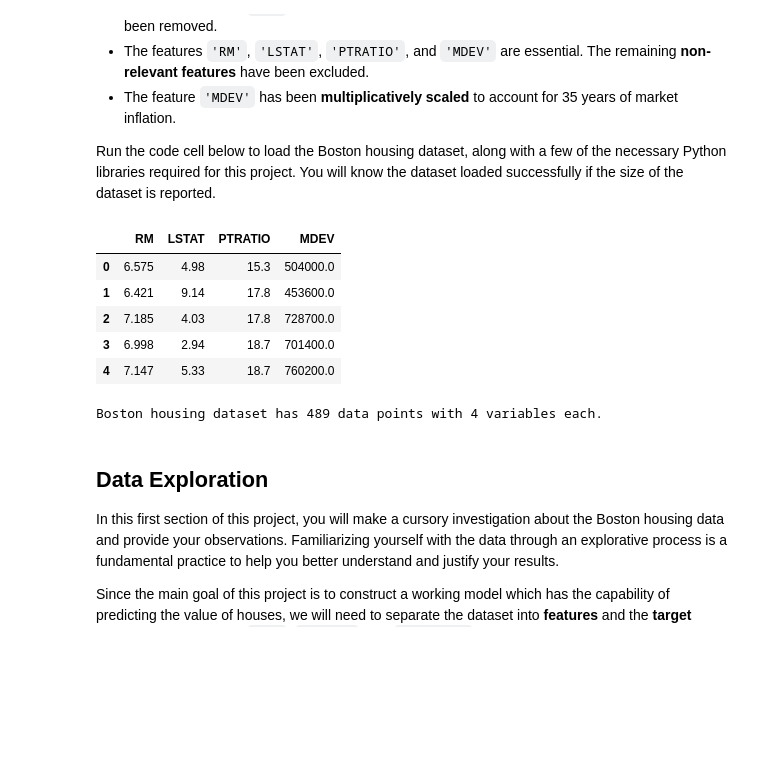
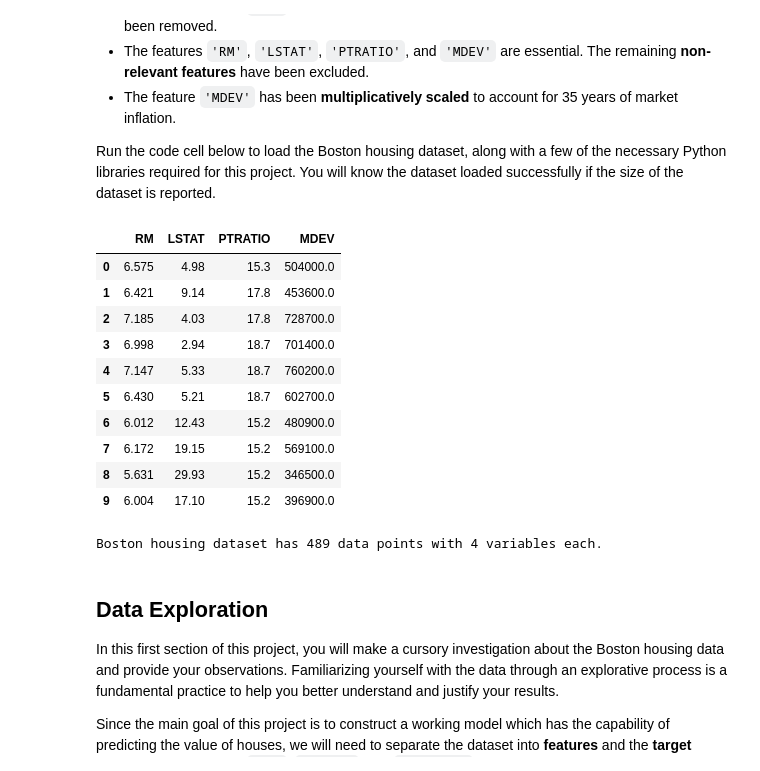
Before and after one commit to WDMYan/Udacity-Machine-Learning-Nanodegree, a Jupyter notebook: boston_housing.ipynb, the cells around one changed output. Cells and saved outputs as stored; diff of their text form; code cells hidden in the pictures; blank space fills up the shorter version.

```diff
--- a/boston_housing.ipynb
+++ b/boston_housing.ipynb
@@ -22,31 +22,36 @@ Run the code cell below to load the Boston housing dataset, along with a few of
 # %%
 # Import libraries necessary for this project
 import numpy as np
 import pandas as pd
 import visuals as vs # Supplementary code
 from sklearn.cross_validation import ShuffleSplit
 
 from IPython.display import display
 
 # Pretty display for notebooks
 %matplotlib inline
 
 # Load the Boston housing dataset
 data = pd.read_csv('housing.csv')
-display(data.head())
+display(data.head(10))
 prices = data['MDEV']
 features = data.drop('MDEV', axis = 1)
 
 
 # Success
 print "Boston housing dataset has {} data points with {} variables each.".format(*data.shape)
 # %% [output]
 |  | RM | LSTAT | PTRATIO | MDEV |
 | 0 | 6.575 | 4.98 | 15.3 | 504000.0 |
 | 1 | 6.421 | 9.14 | 17.8 | 453600.0 |
 | 2 | 7.185 | 4.03 | 17.8 | 728700.0 |
 | 3 | 6.998 | 2.94 | 18.7 | 701400.0 |
 | 4 | 7.147 | 5.33 | 18.7 | 760200.0 |
+| 5 | 6.430 | 5.21 | 18.7 | 602700.0 |
+| 6 | 6.012 | 12.43 | 15.2 | 480900.0 |
+| 7 | 6.172 | 19.15 | 15.2 | 569100.0 |
+| 8 | 5.631 | 29.93 | 15.2 | 346500.0 |
+| 9 | 6.004 | 17.10 | 15.2 | 396900.0 |
 Boston housing dataset has 489 data points with 4 variables each.
 # %% [markdown]
 ## Data Exploration
```
Also changed, not shown: parts of 10 cells of this notebook, 1 other file.
